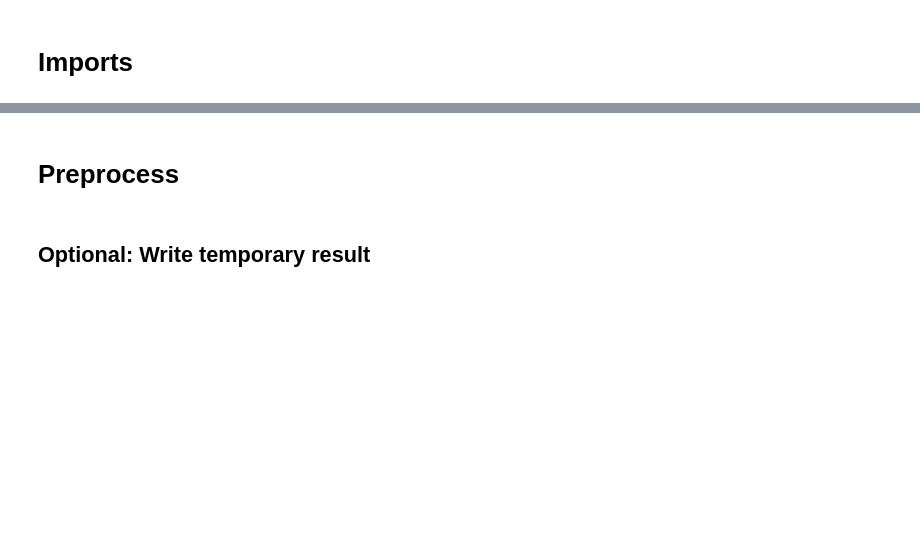
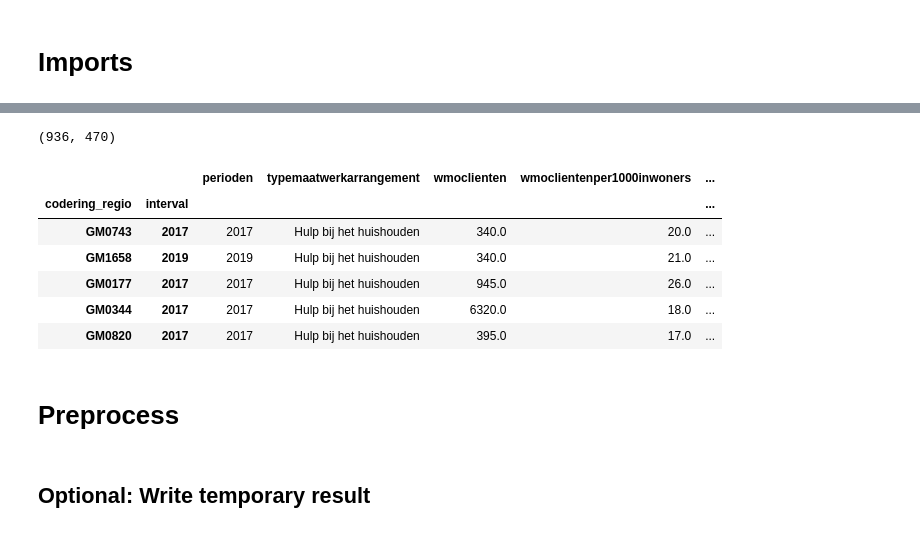
Before and after one commit to YoYo1971/WMO_JADS, a Jupyter notebook: src/run_all/run_all.ipynb, the cells around one changed output, grey strips where cells are left out. Cells and saved outputs as stored; diff of their text form; code cells hidden in the pictures; blank space fills up the shorter version.

Commit message:
finished refactoring get data

```diff
--- a/src/run_all/run_all.ipynb
+++ b/src/run_all/run_all.ipynb
@@ -18,2 +21,28 @@ pd.set_option('display.width', 1000)
+# %%
+# ## CREATE NEW DATASET
+# df_get_data_WMO= get_data(save=True)
+
+# ## HARDCODED
+datapath = '../../data/'
+filename = 'df_WMO_WIJK_HUISHOUDENS_BEVOLKING_HEFFING_202104040949.parquet.gzip'
+df_get_data_WMO = pd.read_parquet(datapath + filename)
+
+# ## SELECT LAST FILE
+# datapath = '../../data/'
+# df = get_latest_file(filename_str_contains='df_WMO_', datapath=datapath, filetype='parquet')
+# %%
+df_get_data_WMO.shape
+# %% [output]
+(936, 470)
+# %%
+df_get_data_WMO.sample(5)
+# %% [output]
+|  |  | perioden | typemaatwerkarrangement | wmoclienten | wmoclientenper1000inwoners | ... |
+| codering_regio | interval |  |  |  |  | ... |
+| GM0743 | 2017 | 2017 | Hulp bij het huishouden | 340.0 | 20.0 | ... |
+| GM1658 | 2019 | 2019 | Hulp bij het huishouden | 340.0 | 21.0 | ... |
+| GM0177 | 2017 | 2017 | Hulp bij het huishouden | 945.0 | 26.0 | ... |
+| GM0344 | 2017 | 2017 | Hulp bij het huishouden | 6320.0 | 18.0 | ... |
+| GM0820 | 2017 | 2017 | Hulp bij het huishouden | 395.0 | 17.0 | ... |
 # %% [markdown]
 # Preprocess
```
Also changed, not shown: parts of 3 cells of this notebook, 15 other files.
